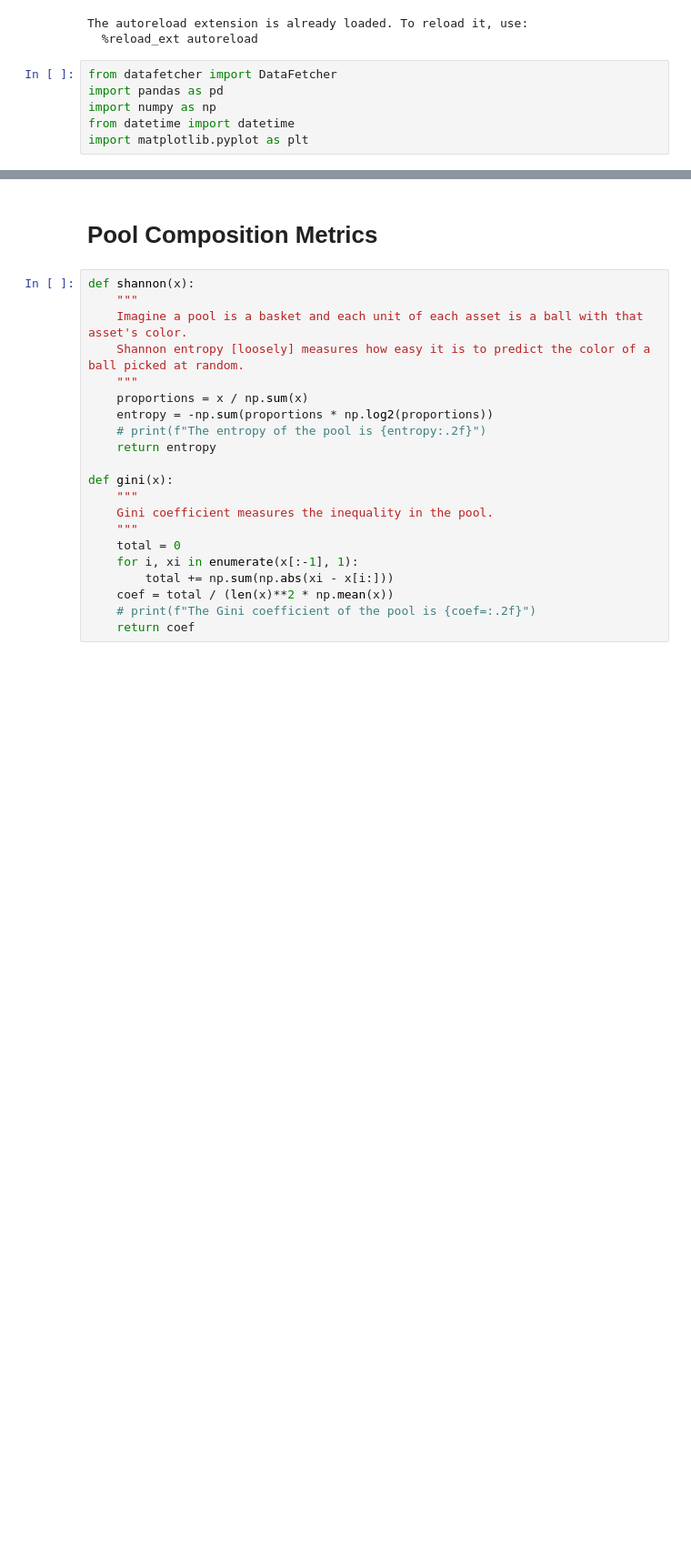
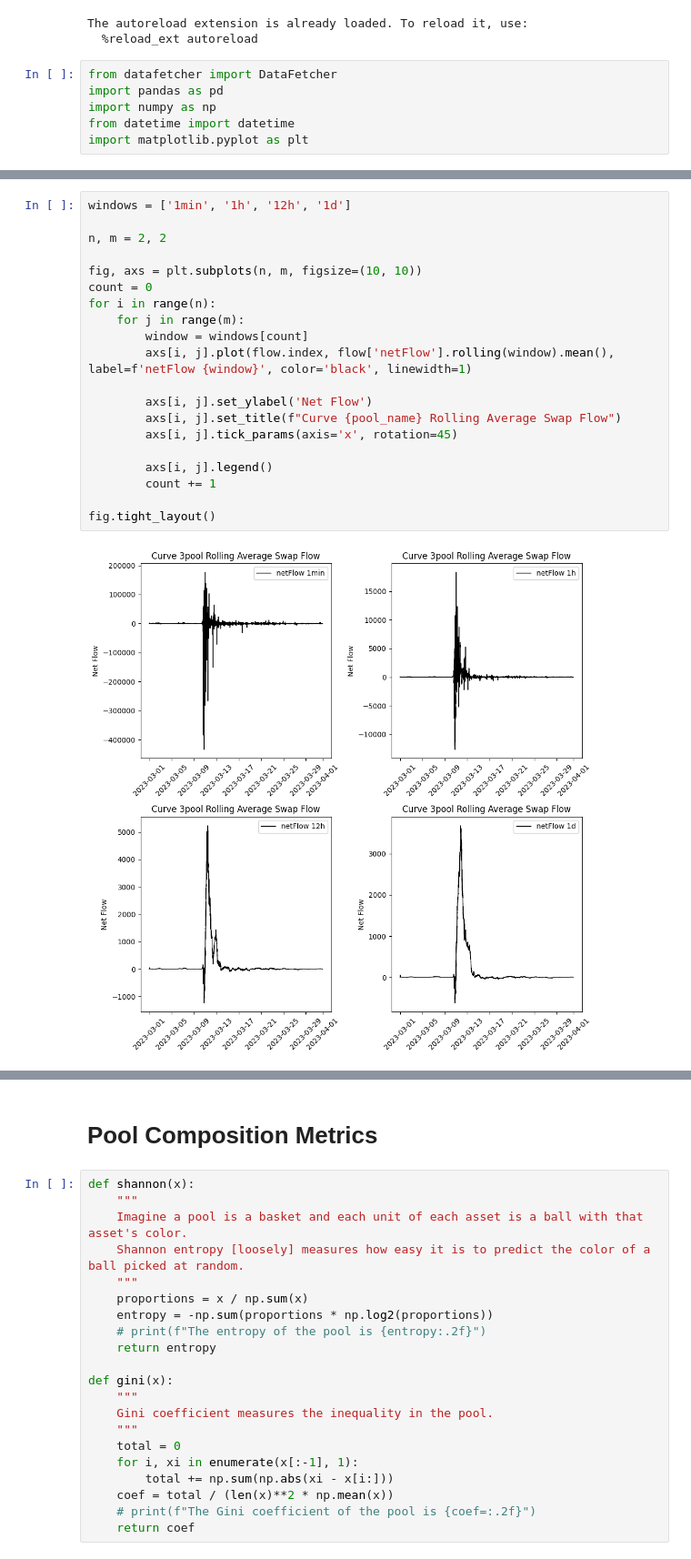
Before and after one commit to xenophonlabs/curve-lp-metrics, a Jupyter notebook: explore.ipynb, the cells around one changed output, grey strips where cells are left out. Shown at 91% size. Cells and saved outputs as stored; diff of their text form; blank space fills up the shorter version.

```diff
--- a/explore.ipynb
+++ b/explore.ipynb
@@ -81,0 +101,22 @@ ax.legend()
+# %%
+windows = ['1min', '1h', '12h', '1d']
+
+n, m = 2, 2
+
+fig, axs = plt.subplots(n, m, figsize=(10, 10))
+count = 0
+for i in range(n):
+    for j in range(m):
+        window = windows[count]
+        axs[i, j].plot(flow.index, flow['netFlow'].rolling(window).mean(), label=f'netFlow {window}', color='black', linewidth=1)
+
+        axs[i, j].set_ylabel('Net Flow')
+        axs[i, j].set_title(f"Curve {pool_name} Rolling Average Swap Flow")
+        axs[i, j].tick_params(axis='x', rotation=45)
+
+        axs[i, j].legend()
+        count += 1
+
+fig.tight_layout()
+# %% [output]
+[figure, added]
```
Also changed, not shown: parts of 16 cells of this notebook, 3 other files.
